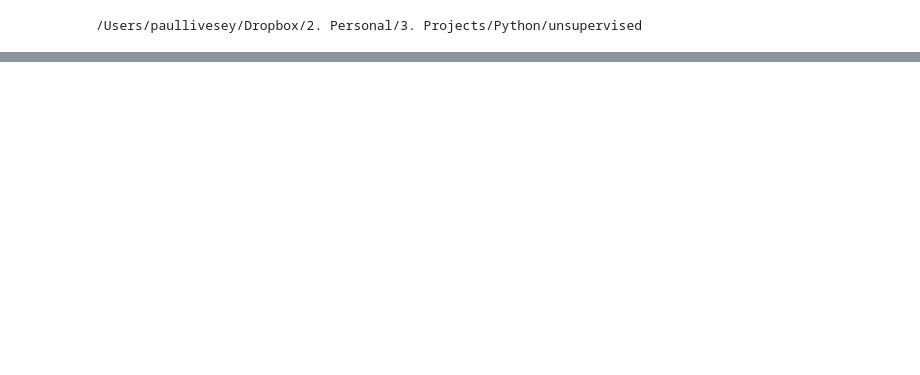
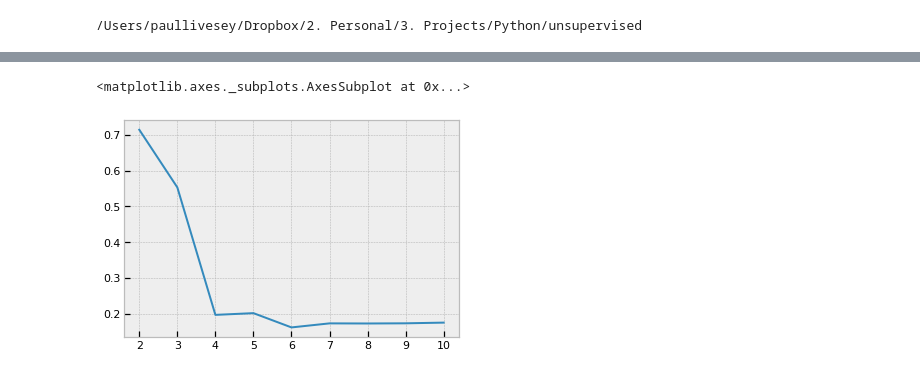
Before and after one commit to Liveo123/unsupervised, a Jupyter notebook: unsuper_phishing.ipynb, the cells around one changed output, grey strips where cells are left out. Cells and saved outputs as stored; diff of their text form; code cells hidden in the pictures; blank space fills up the shorter version.

```diff
--- a/unsuper_phishing.ipynb
+++ b/unsuper_phishing.ipynb
@@ -112,0 +261,6 @@ Converged at iteration 22: strict convergence.
+# %%
+## Create the Silhouette Score Chart
+sns.lineplot(x=clusters, y=list(silhouette_scores.values()))
+# %% [output]
+<matplotlib.axes._subplots.AxesSubplot at 0x...>
+[figure, added]
```
Also changed, not shown: parts of 32 cells of this notebook, 3 other files.
